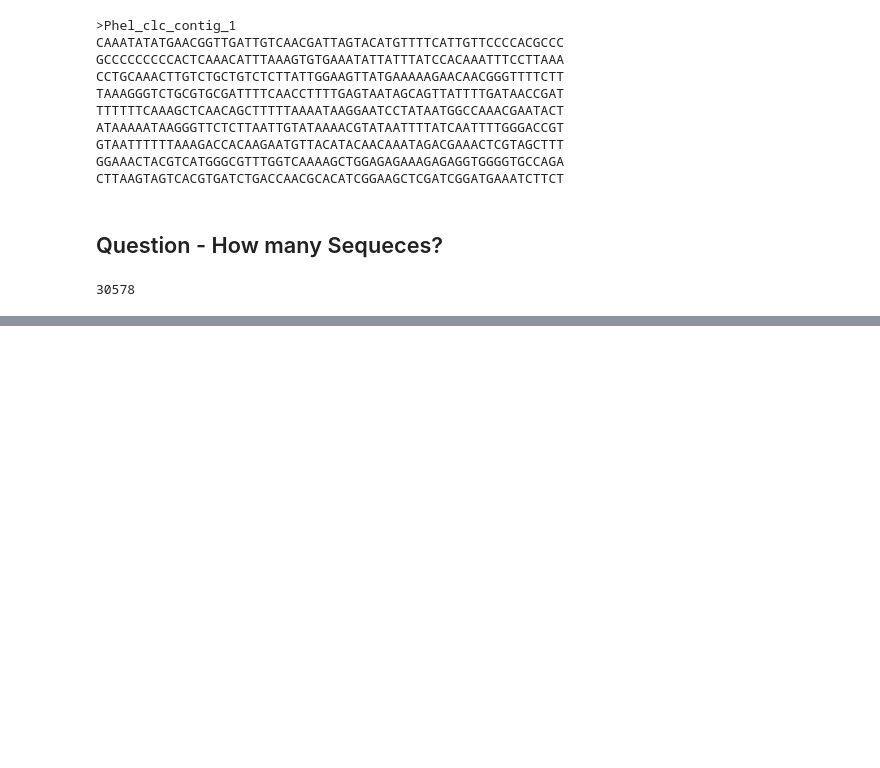
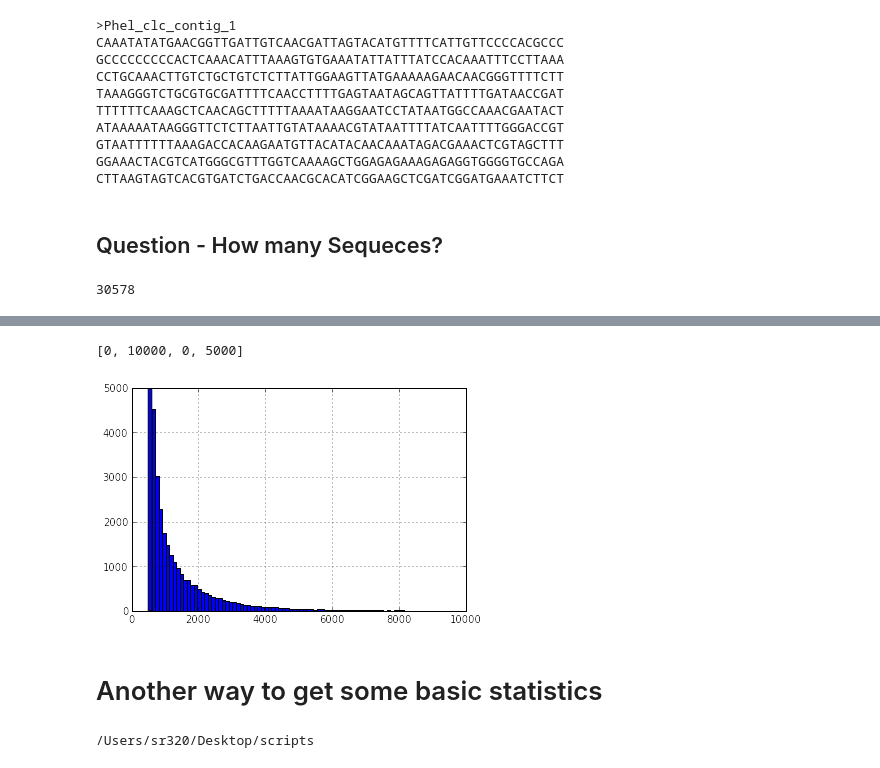
Before and after one commit to sr320/eimd, a Jupyter notebook: ipynbs/Transcriptome_Exploration.ipynb, the cells around one changed output, grey strips where cells are left out. Cells and saved outputs as stored; diff of their text form; code cells hidden in the pictures; blank space fills up the shorter version.

```diff
--- a/ipynbs/Transcriptome_Exploration.ipynb
+++ b/ipynbs/Transcriptome_Exploration.ipynb
@@ -29,0 +101,7 @@ NOTES - do I seethis
+# %%
+import pandas as pd
+
+# read data from data file into a pandas DataFrame
+Ph = read_table("Phel_transcriptome_clc_length2.tab", # name of the data file
+            #sep=",", # what character separates each column?
+            na_values=["", " "]) # what values should be considered "blank" values?
@@ -29,0 +130,9 @@ NOTES - do I seethis
+# %%
+Ph ['seq_len'].hist(bins=1000);
+#Axis limits are changed using the axis([xmin, xmax, ymin, ymax]) function.
+plt.axis([0, 10000, 0, 5000])
+# %% [output]
+[0, 10000, 0, 5000]
+[figure, added]
+# %% [markdown]
+# Another way to get some basic statistics
@@ -29,0 +141,4 @@ NOTES - do I seethis
+# %%
+cd scripts
+# %% [output]
+/Users/sr320/Desktop/scripts
```
Also changed, not shown: parts of 28 cells of this notebook, 4 other files.
